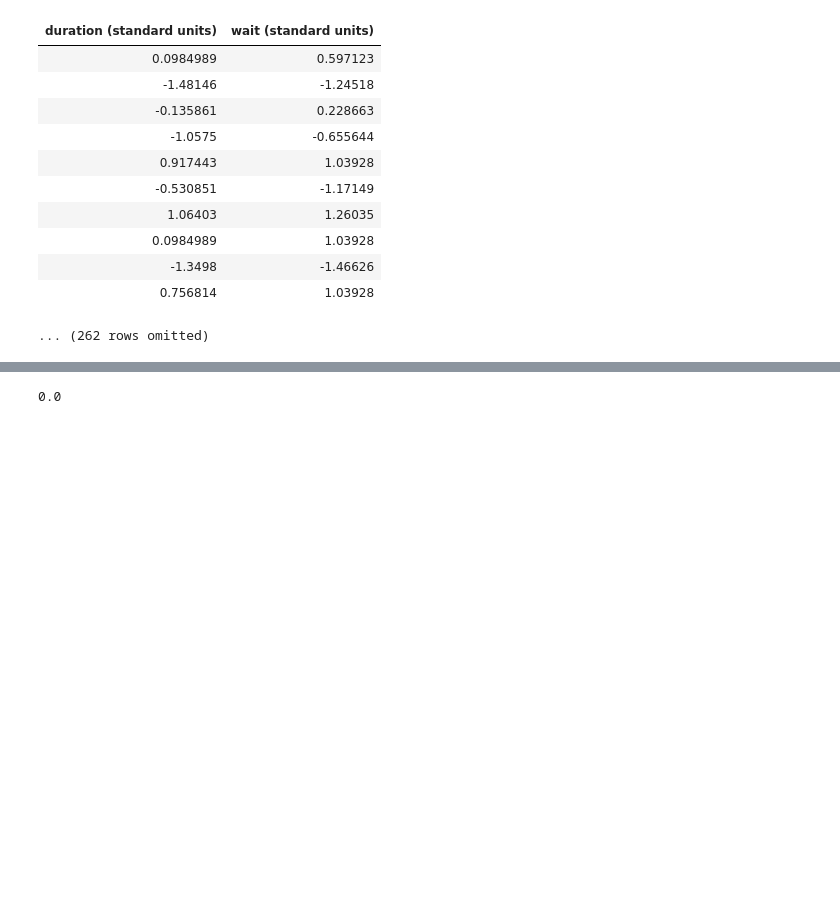
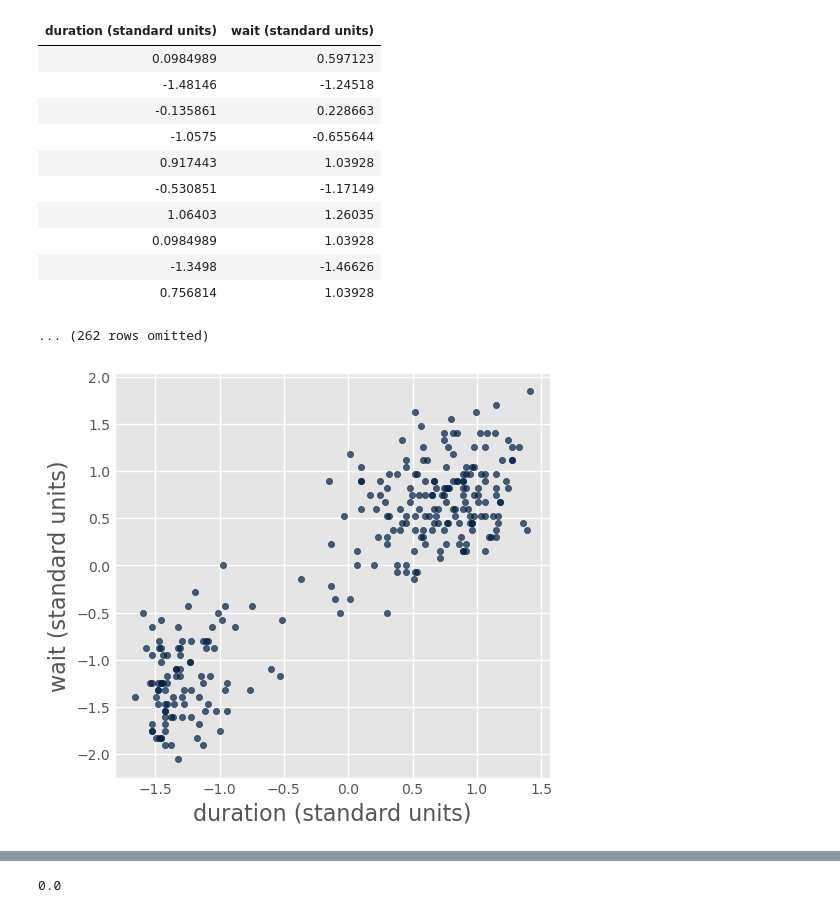
Before and after one commit to laserchemist/datascience, a Jupyter notebook: Fall 2024/Class_Examples/Class021_Regression.ipynb, the cells around one changed output, grey strips where cells are left out. Drawn from its saved outputs; the diff is of its cells as text; code cells hidden in the pictures; blank space fills up the shorter version.

```diff
--- a/Fall 2024/Class_Examples/Class021_Regression.ipynb
+++ b/Fall 2024/Class_Examples/Class021_Regression.ipynb
@@ -76,3 +76,7 @@ faithful_standard
 | -1.3498 | -1.46626 |
 | 0.756814 | 1.03928 |
 ... (262 rows omitted)
+# %%
+faithful_standard.scatter("duration (standard units)",'wait (standard units)')
+# %% [output]
+[figure, added]
```
Also changed, not shown: parts of 21 cells of this notebook, 1 other file.
